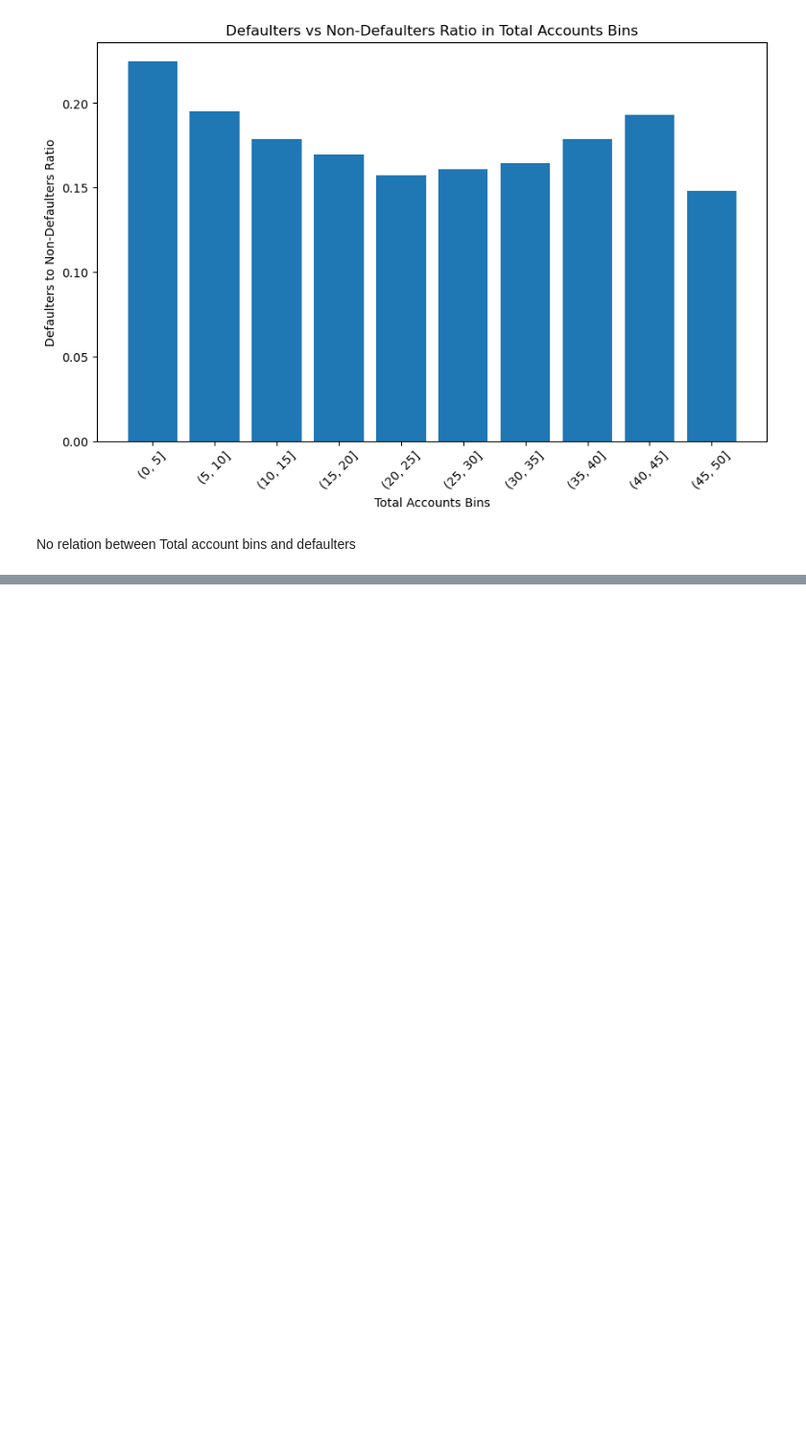
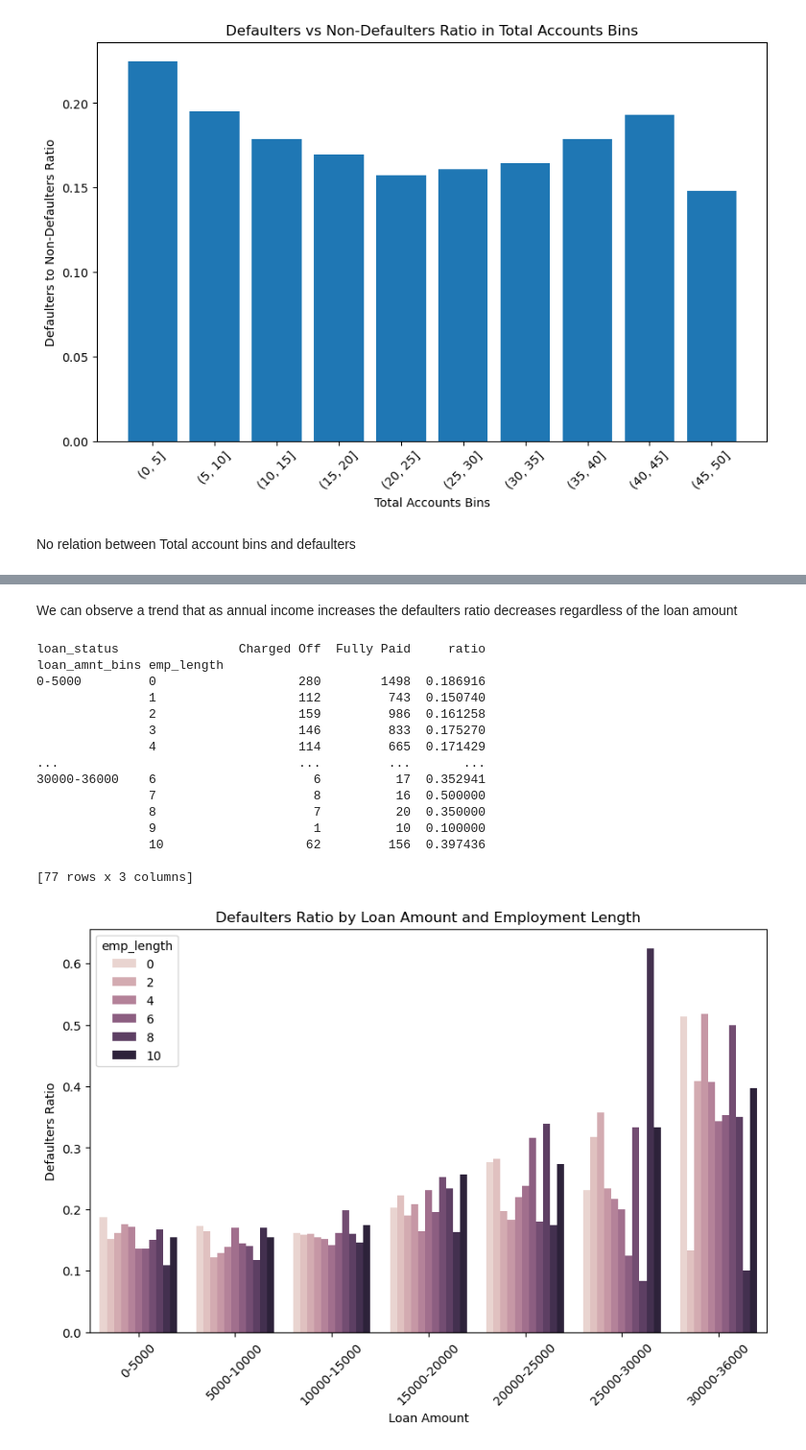
Before and after one commit to Rishabh-Saha/LendingClubCaseStudy, a Jupyter notebook: Rishabh_Saha.ipynb, the cells around one changed output, grey strips where cells are left out. Shown at 96% size. Saved outputs shown, nothing was run; the diff lists cells and outputs as text; code cells hidden in the pictures; blank space fills up the shorter version.

```diff
--- a/Rishabh_Saha.ipynb
+++ b/Rishabh_Saha.ipynb
@@ -807,0 +931,39 @@ term         0.35115  1.00000
+# %% [markdown]
+We can observe a trend that as annual income increases the defaulters ratio decreases regardless of the loan amount
+# %%
+# Let's analyze for Loan Amount and Employment Length for loan status
+
+# Let's reuse the bins for loan amount and create a pivot table
+
+grouped = df.groupby(['loan_amnt_bins', 'emp_length', 'loan_status'])
+
+pivot = grouped['member_id'].count().unstack()
+
+pivot['ratio'] = pivot['Charged Off'] / pivot['Fully Paid']
+
+print(pivot)
+
+plt.figure(figsize=(10, 6))
+sns.barplot(x='loan_amnt_bins', y='ratio', hue='emp_length', data=pivot.reset_index())
+plt.xlabel('Loan Amount')
+plt.ylabel('Defaulters Ratio')
+plt.title('Defaulters Ratio by Loan Amount and Employment Length')
+plt.xticks(rotation=45)
+plt.show()
+# %% [output]
+loan_status                Charged Off  Fully Paid     ratio
+loan_amnt_bins emp_length
+0-5000         0                   280        1498  0.186916
+               1                   112         743  0.150740
+               2                   159         986  0.161258
+               3                   146         833  0.175270
+               4                   114         665  0.171429
+...                                ...         ...       ...
+30000-36000    6                     6          17  0.352941
+               7                     8          16  0.500000
+               8                     7          20  0.350000
+               9                     1          10  0.100000
+               10                   62         156  0.397436
+
+[77 rows x 3 columns]
+[figure, added]
```
Also changed, not shown: parts of 25 cells of this notebook.
